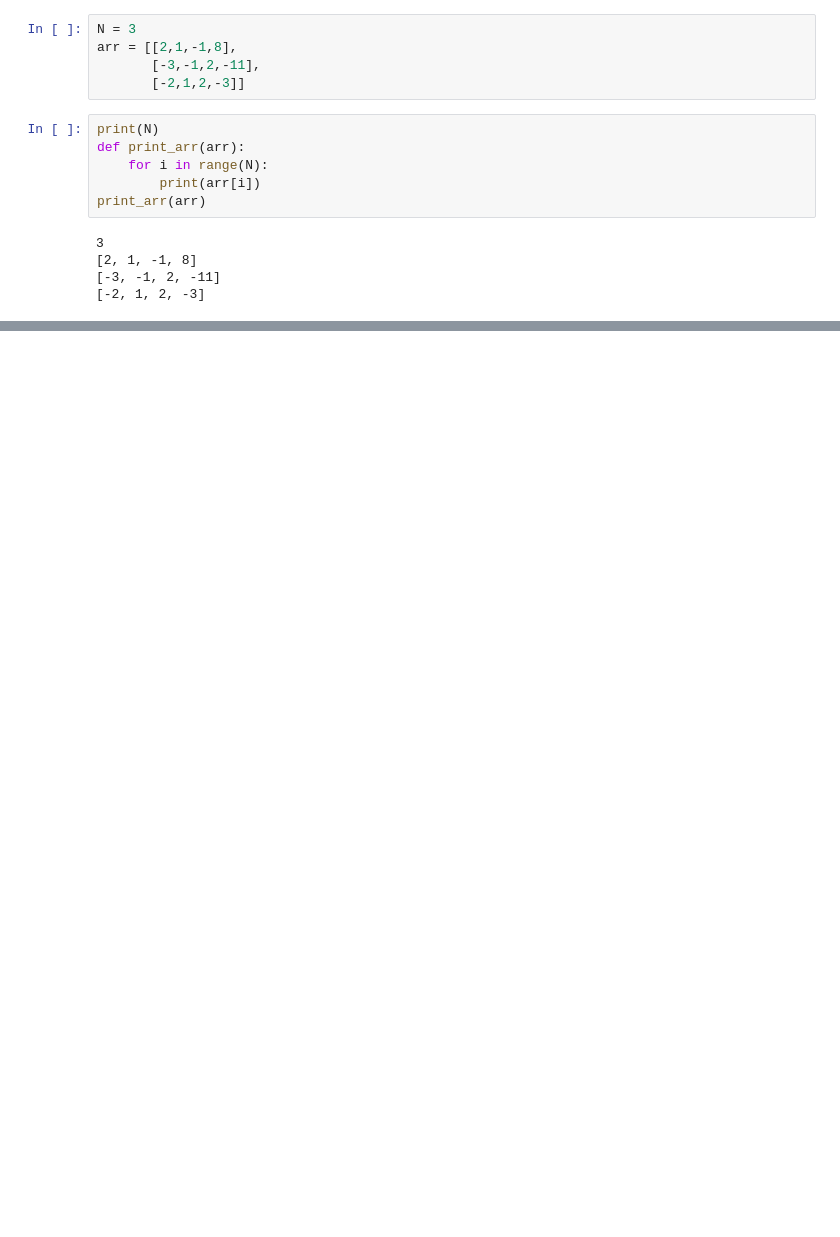
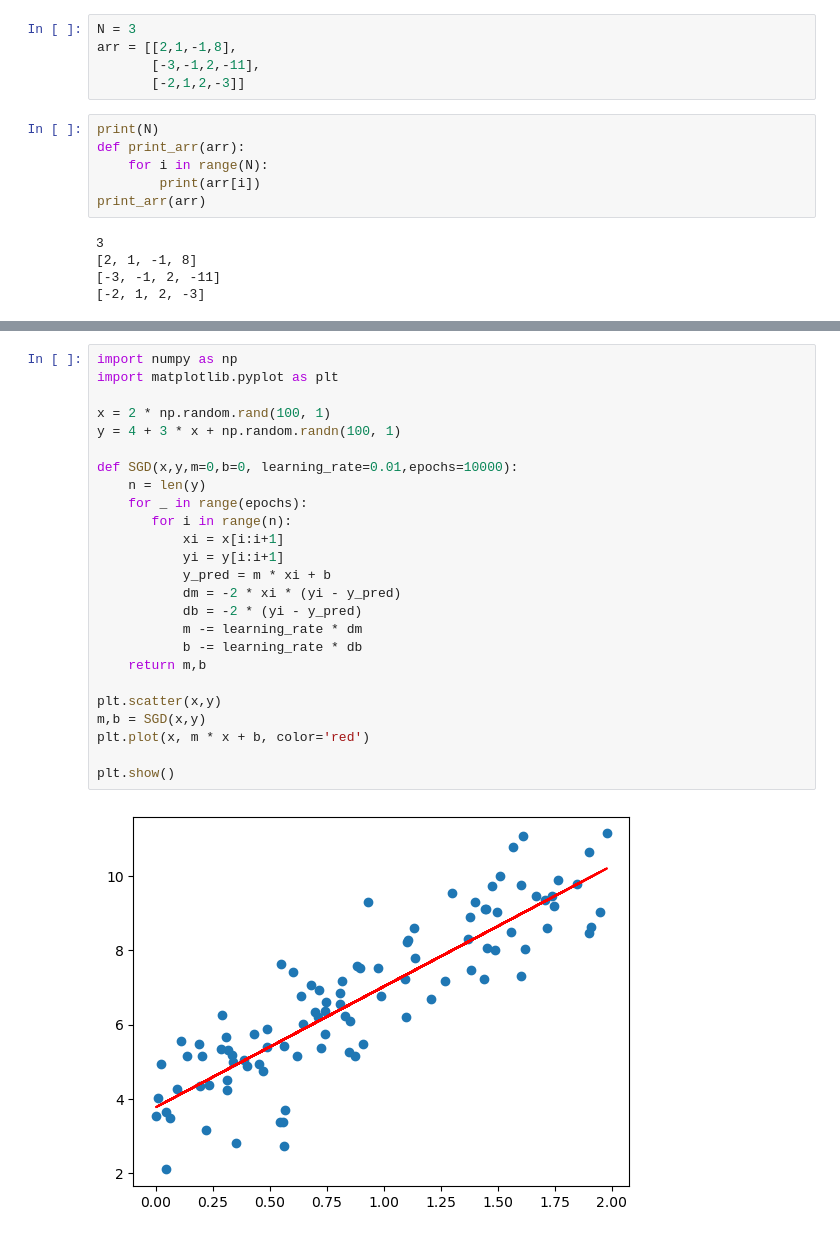
Before and after one commit to SparksFlash/Numerical-methods, a Jupyter notebook: 1. Roots of High-Degree Equations/Test.ipynb, the cells around one changed output, grey strips where cells are left out. Drawn from its saved outputs; the diff is of its cells as text; blank space fills up the shorter version.

```diff
--- a/1. Roots of High-Degree Equations/Test.ipynb
+++ b/1. Roots of High-Degree Equations/Test.ipynb
@@ -47,0 +83,27 @@ gauss_jordan(arr,N)
+# %%
+import numpy as np
+import matplotlib.pyplot as plt
+
+x = 2 * np.random.rand(100, 1)
+y = 4 + 3 * x + np.random.randn(100, 1)
+
+def SGD(x,y,m=0,b=0, learning_rate=0.01,epochs=10000):
+    n = len(y)
+    for _ in range(epochs):
+       for i in range(n):
+           xi = x[i:i+1]
+           yi = y[i:i+1]
+           y_pred = m * xi + b
+           dm = -2 * xi * (yi - y_pred)
+           db = -2 * (yi - y_pred)
+           m -= learning_rate * dm
+           b -= learning_rate * db
+    return m,b
+
+plt.scatter(x,y)
+m,b = SGD(x,y)
+plt.plot(x, m * x + b, color='red')
+
+plt.show()
+# %% [output]
+[figure, added]
```
Also changed, not shown: parts of 4 cells of this notebook, 1 other file.
